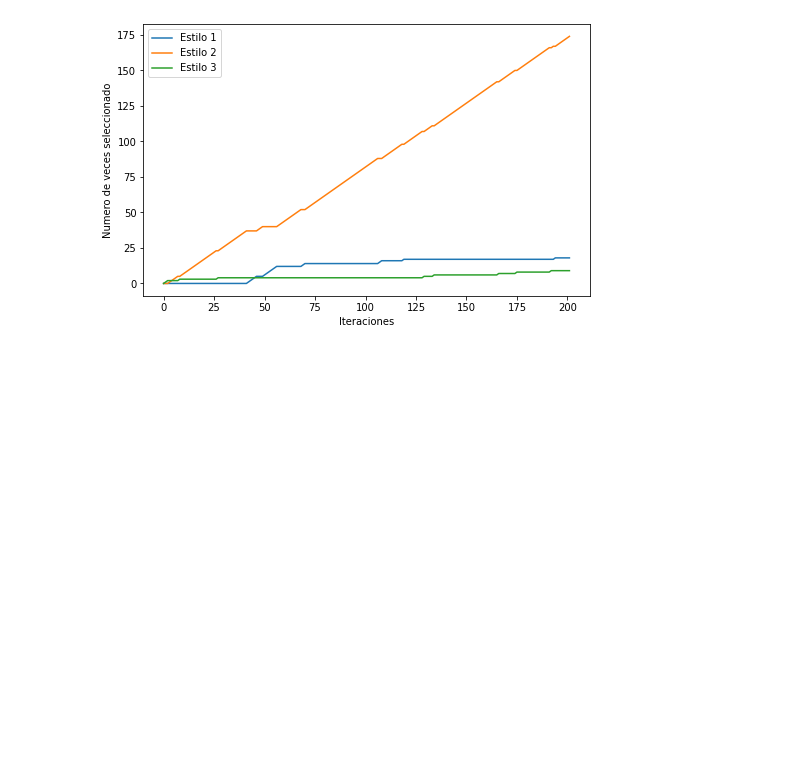
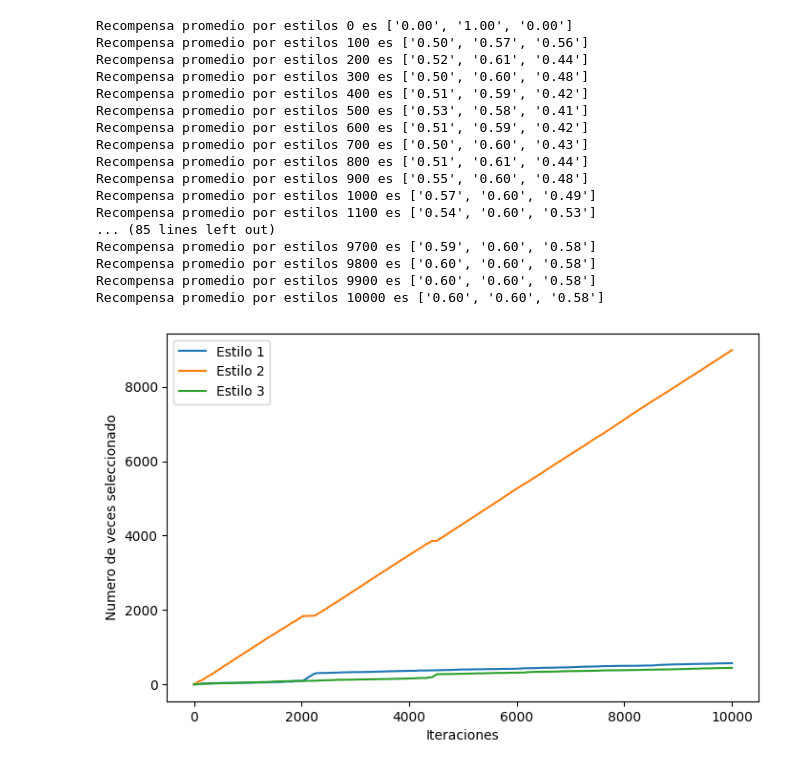
Before and after one commit to PabloSoligo2014/3670-UNLaM-CD, a Jupyter notebook: 04_Models/10_MAB/Multi-Arm Bandit.ipynb, the cells around one changed output. Cells and saved outputs as stored; diff of their text form; code cells hidden in the pictures; blank space fills up the shorter version.

```diff
--- a/04_Models/10_MAB/Multi-Arm Bandit.ipynb
+++ b/04_Models/10_MAB/Multi-Arm Bandit.ipynb
@@ -63,11 +64,21 @@ En 200 episodios las recompensas fueron 132
-# %%
-plt.figure(figsize=(8,5))
-plt.plot(acum_samples_by_style["st1"], label="Estilo 1")
-plt.plot(acum_samples_by_style["st2"], label="Estilo 2")
-plt.plot(acum_samples_by_style["st3"], label="Estilo 3")
-plt.legend()
-plt.xlabel("Iteraciones")
-plt.ylabel("Numero de veces seleccionado")
-plt.show()
-# %% [output]
-[figure, removed]
+# %%
+mab_test(styles=[0.55,0.6,0.55], num_iterations=10000, epsilon=0.1)
+# %% [output]
+Recompensa promedio por estilos 0 es ['0.00', '1.00', '0.00']
+Recompensa promedio por estilos 100 es ['0.50', '0.57', '0.56']
+Recompensa promedio por estilos 200 es ['0.52', '0.61', '0.44']
+Recompensa promedio por estilos 300 es ['0.50', '0.60', '0.48']
+Recompensa promedio por estilos 400 es ['0.51', '0.59', '0.42']
+Recompensa promedio por estilos 500 es ['0.53', '0.58', '0.41']
+Recompensa promedio por estilos 600 es ['0.51', '0.59', '0.42']
+Recompensa promedio por estilos 700 es ['0.50', '0.60', '0.43']
+Recompensa promedio por estilos 800 es ['0.51', '0.61', '0.44']
+Recompensa promedio por estilos 900 es ['0.55', '0.60', '0.48']
+Recompensa promedio por estilos 1000 es ['0.57', '0.60', '0.49']
+Recompensa promedio por estilos 1100 es ['0.54', '0.60', '0.53']
+... (85 lines left out)
+Recompensa promedio por estilos 9700 es ['0.59', '0.60', '0.58']
+Recompensa promedio por estilos 9800 es ['0.60', '0.60', '0.58']
+Recompensa promedio por estilos 9900 es ['0.60', '0.60', '0.58']
+Recompensa promedio por estilos 10000 es ['0.60', '0.60', '0.58']
+[figure, added]
```
Also changed, not shown: parts of 1 cell of this notebook, 1 other file.
